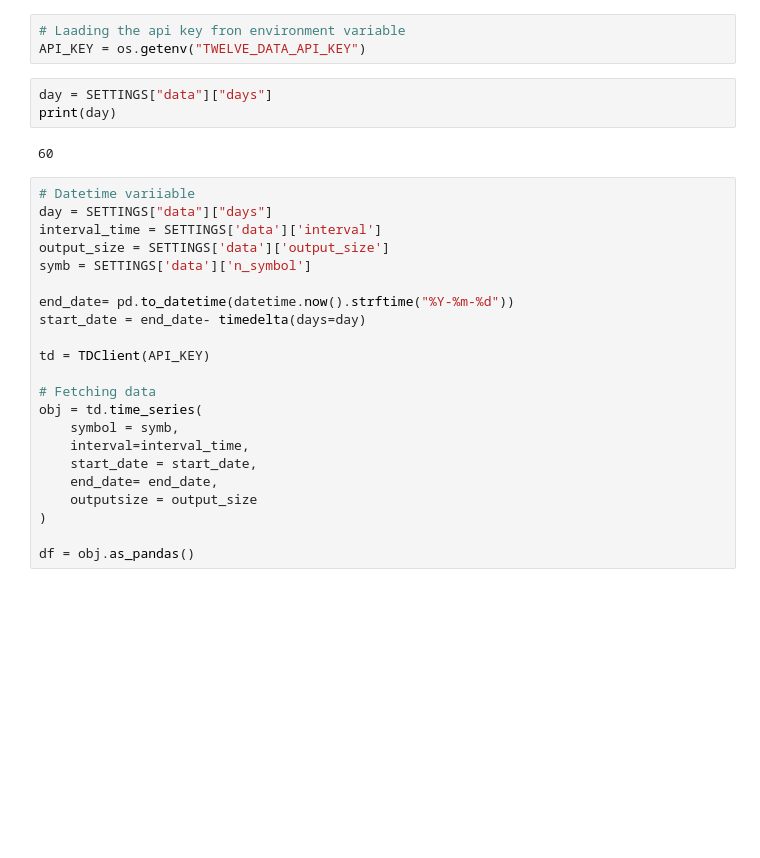
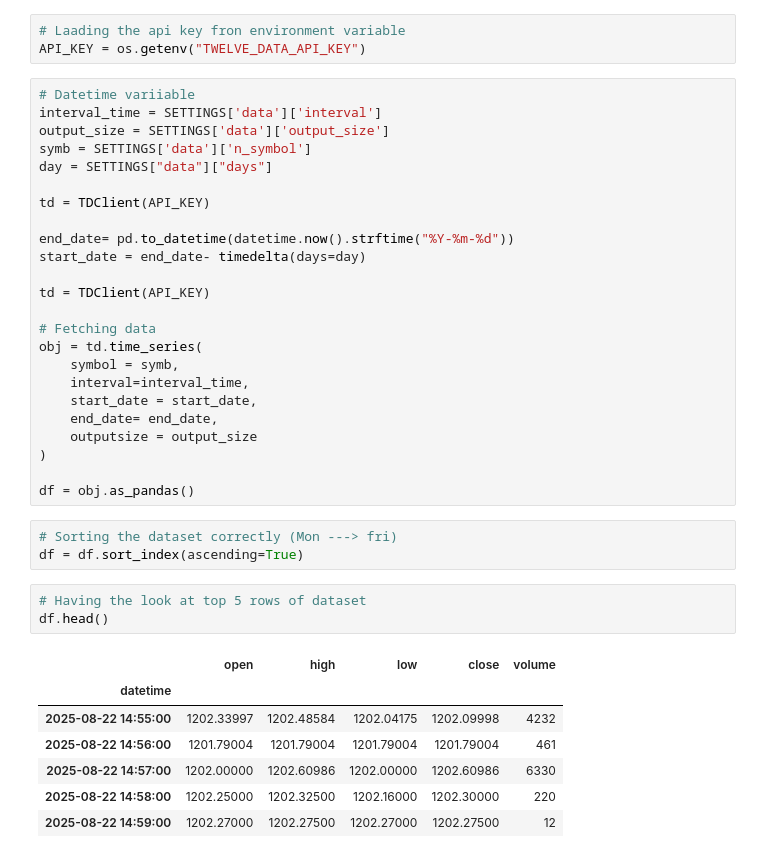
Before and after one commit to Tush2602/StockPulse, a Jupyter notebook: notebooks/stock/01_data_collection.ipynb, the cells around one changed output. Saved outputs shown, nothing was run; the diff lists cells and outputs as text; blank space fills up the shorter version.

```diff
--- a/notebooks/stock/01_data_collection.ipynb
+++ b/notebooks/stock/01_data_collection.ipynb
@@ -31,17 +29,14 @@ True
 # %%
 # Laading the api key fron environment variable
 API_KEY = os.getenv("TWELVE_DATA_API_KEY")
-# %%
-day = SETTINGS["data"]["days"]
-print(day)
-# %% [output]
-60
 # %%
 # Datetime variiable
-day = SETTINGS["data"]["days"]
 interval_time = SETTINGS['data']['interval']
 output_size = SETTINGS['data']['output_size']
 symb = SETTINGS['data']['n_symbol']
+day = SETTINGS["data"]["days"]
+
+td = TDClient(API_KEY)
 
 end_date= pd.to_datetime(datetime.now().strftime("%Y-%m-%d"))
 start_date = end_date- timedelta(days=day)
@@ -58,4 +53,18 @@ obj = td.time_series(
 )
 
 df = obj.as_pandas()
+# %%
+# Sorting the dataset correctly (Mon ---> fri)
+df = df.sort_index(ascending=True)
+# %%
+# Having the look at top 5 rows of dataset
+df.head()
+# %% [output]
+|  | open | high | low | close | volume |
+| datetime |  |  |  |  |  |
+| 2025-08-22 14:55:00 | 1202.33997 | 1202.48584 | 1202.04175 | 1202.09998 | 4232 |
+| 2025-08-22 14:56:00 | 1201.79004 | 1201.79004 | 1201.79004 | 1201.79004 | 461 |
+| 2025-08-22 14:57:00 | 1202.00000 | 1202.60986 | 1202.00000 | 1202.60986 | 6330 |
+| 2025-08-22 14:58:00 | 1202.25000 | 1202.32500 | 1202.16000 | 1202.30000 | 220 |
+| 2025-08-22 14:59:00 | 1202.27000 | 1202.27500 | 1202.27000 | 1202.27500 | 12 |
 # %%
```
Also changed, not shown: parts of 3 cells of this notebook, 11 other files.
